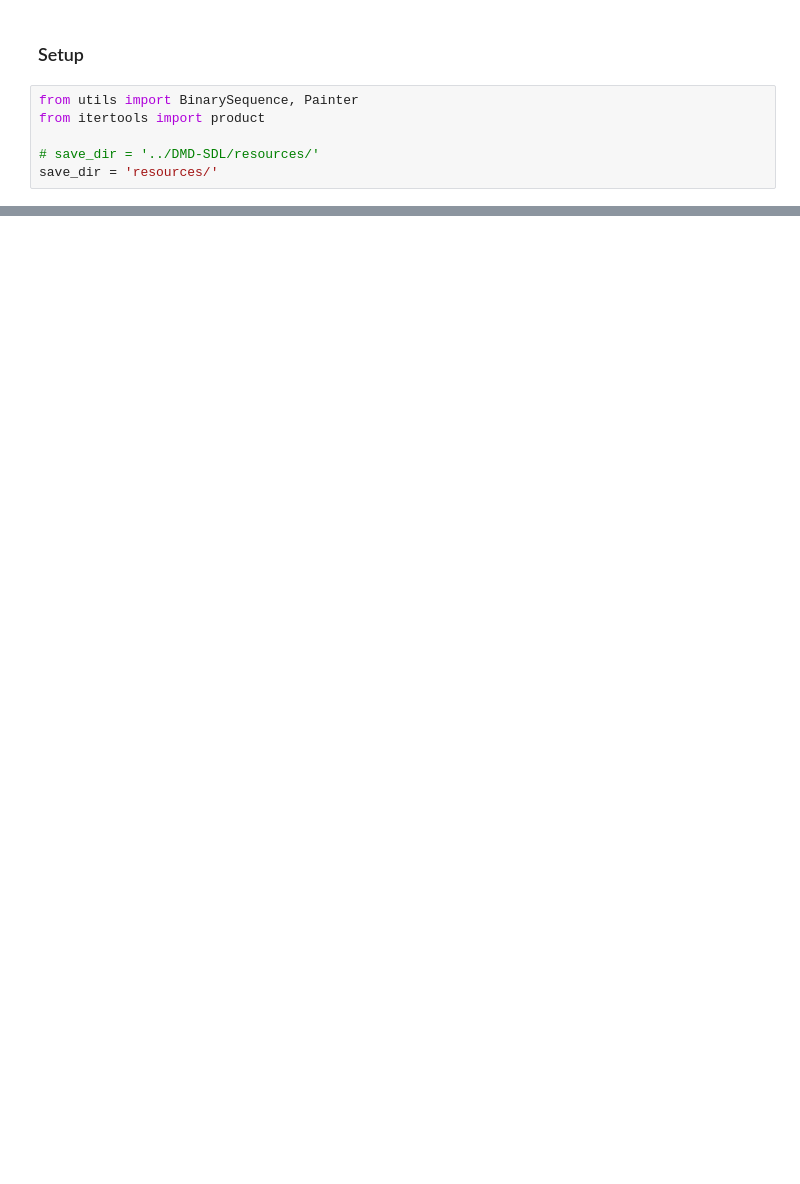
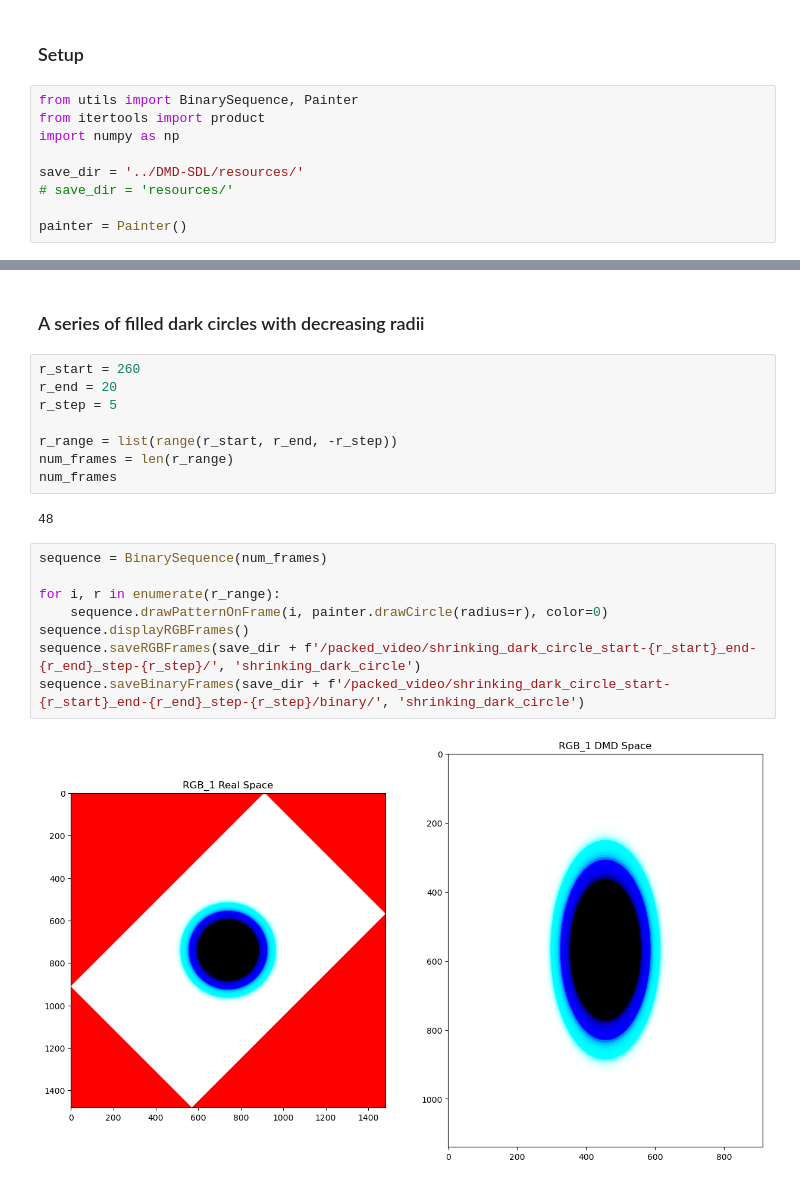
Before and after one commit to ChinLabQMS/DMD-pattern-generator, a Jupyter notebook: DMD_sequence_generation.ipynb, the cells around one changed output, grey strips where cells are left out. Drawn from its saved outputs; the diff is of its cells as text; blank space fills up the shorter version.

Commit message:
add code to generate shrinking circles sequence in notebook

```diff
--- a/DMD_sequence_generation.ipynb
+++ b/DMD_sequence_generation.ipynb
@@ -3,6 +3,9 @@
 # %%
 from utils import BinarySequence, Painter
 from itertools import product
+import numpy as np
 
-# save_dir = '../DMD-SDL/resources/'
-save_dir = 'resources/'
+save_dir = '../DMD-SDL/resources/'
+# save_dir = 'resources/'
+
+painter = Painter()
@@ -58,0 +78,22 @@ Template image saved as: .\resources\packed_video\template_RGB_4_width.bmp
+# %% [markdown]
+### A series of filled dark circles with decreasing radii
+# %%
+r_start = 260
+r_end = 20
+r_step = 5
+
+r_range = list(range(r_start, r_end, -r_step))
+num_frames = len(r_range)
+num_frames
+# %% [output]
+48
+# %%
+sequence = BinarySequence(num_frames)
+
+for i, r in enumerate(r_range):
+    sequence.drawPatternOnFrame(i, painter.drawCircle(radius=r), color=0)
+sequence.displayRGBFrames()
+sequence.saveRGBFrames(save_dir + f'/packed_video/shrinking_dark_circle_start-{r_start}_end-{r_end}_step-{r_step}/', 'shrinking_dark_circle')
+sequence.saveBinaryFrames(save_dir + f'/packed_video/shrinking_dark_circle_start-{r_start}_end-{r_end}_step-{r_step}/binary/', 'shrinking_dark_circle')
+# %% [output]
+[figure, added]
```
Also changed, not shown: parts of 6 cells of this notebook, 2 other files.
